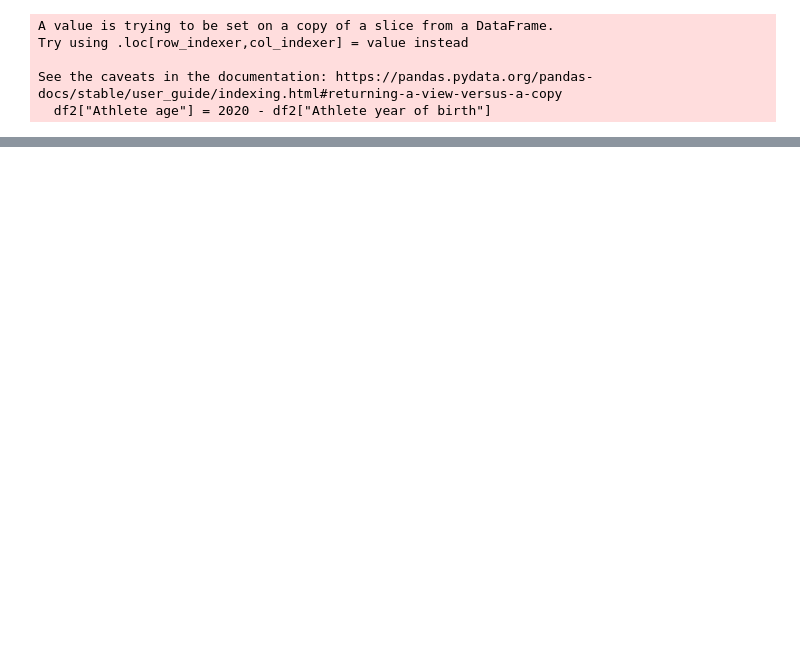
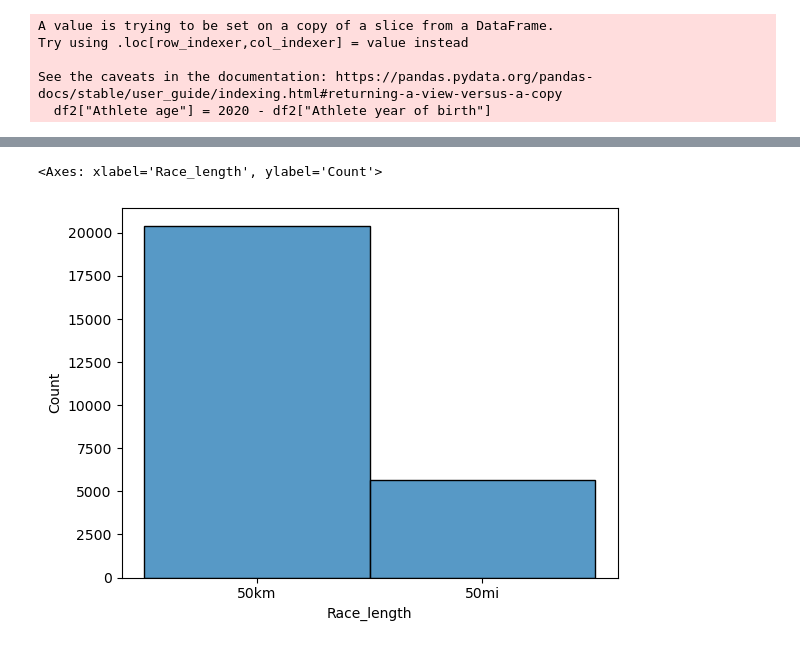
Before and after one commit to adarshkhub/UM_Races-EDA, a Jupyter notebook: Ultramarathon EDA.ipynb, the cells around one changed output, grey strips where cells are left out. Saved outputs shown, nothing was run; the diff lists cells and outputs as text; code cells hidden in the pictures; blank space fills up the shorter version.

```diff
--- a/Ultramarathon EDA.ipynb
+++ b/Ultramarathon EDA.ipynb
@@ -217,0 +205,5 @@ everglades_races.head()
+# %%
+sns.histplot(df2["Race_length"])
+# %% [output]
+<Axes: xlabel='Race_length', ylabel='Count'>
+[figure, added]
```
Also changed, not shown: parts of 10 cells of this notebook.
